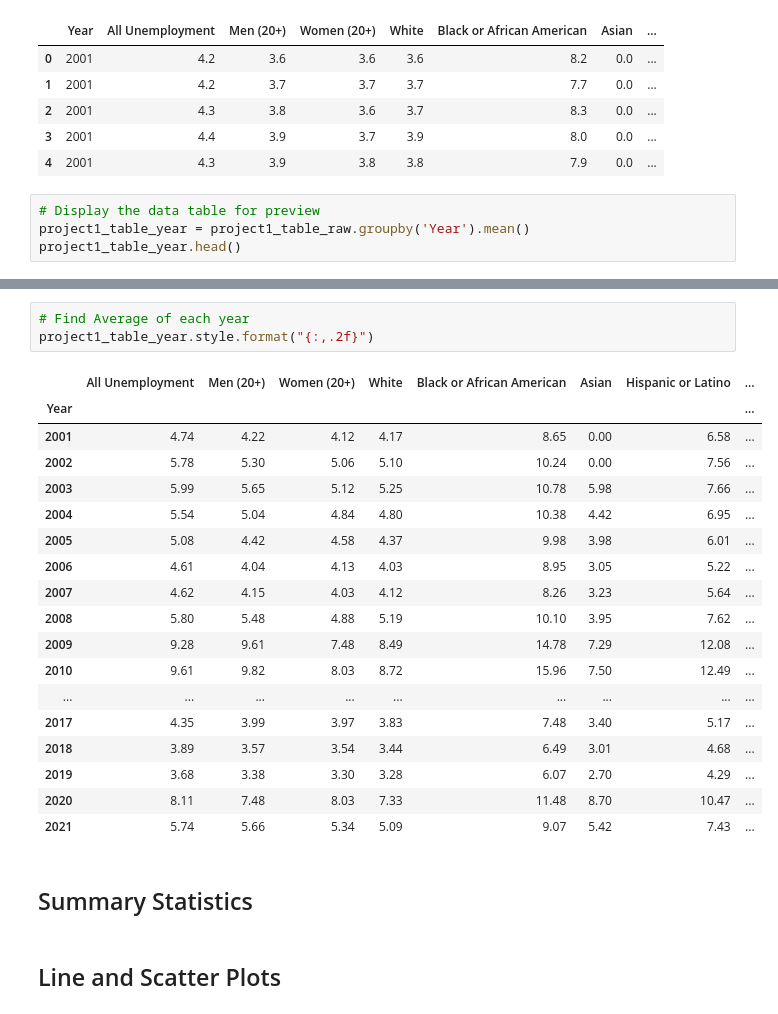
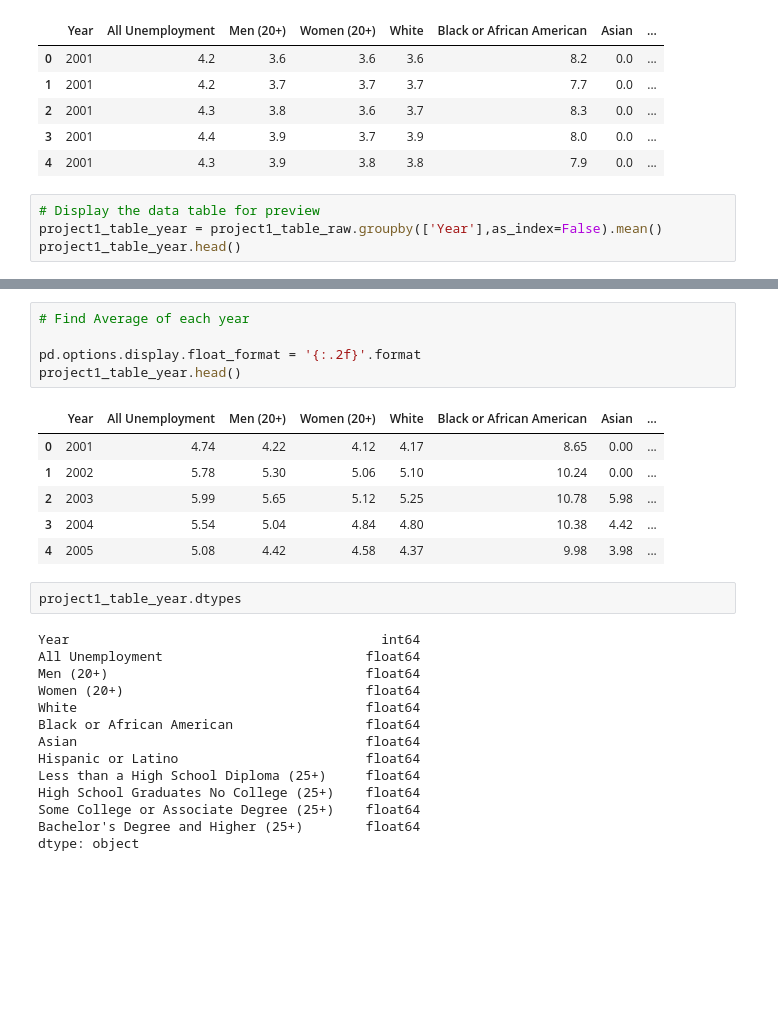
Before and after one commit to EpohDespair/Project-1, a Jupyter notebook: project1.ipynb, the cells around one changed output, grey strips where cells are left out. Cells and saved outputs as stored; diff of their text form; blank space fills up the shorter version.

```diff
--- a/project1.ipynb
+++ b/project1.ipynb
@@ -45,6 +45,6 @@ project1_table_raw.head()
 | 4 | 2001 | 4.3 | 3.9 | 3.8 | 3.8 | 7.9 | 0.0 | ... |
 # %%
 # Display the data table for preview
-project1_table_year = project1_table_raw.groupby('Year').mean()
+project1_table_year = project1_table_raw.groupby(['Year'],as_index=False).mean()
 project1_table_year.head()
 # %% [output]
@@ -58,28 +57,30 @@ project1_table_year.head()
 # %%
 # Find Average of each year
-project1_table_year.style.format("{:,.2f}")
+
+pd.options.display.float_format = '{:.2f}'.format
+project1_table_year.head()
 # %% [output]
-|  | All Unemployment | Men (20+) | Women (20+) | White | Black or African American | Asian | Hispanic or Latino | ... |
-| Year |  |  |  |  |  |  |  | ... |
-| 2001 | 4.74 | 4.22 | 4.12 | 4.17 | 8.65 | 0.00 | 6.58 | ... |
-| 2002 | 5.78 | 5.30 | 5.06 | 5.10 | 10.24 | 0.00 | 7.56 | ... |
-| 2003 | 5.99 | 5.65 | 5.12 | 5.25 | 10.78 | 5.98 | 7.66 | ... |
-| 2004 | 5.54 | 5.04 | 4.84 | 4.80 | 10.38 | 4.42 | 6.95 | ... |
-| 2005 | 5.08 | 4.42 | 4.58 | 4.37 | 9.98 | 3.98 | 6.01 | ... |
-| 2006 | 4.61 | 4.04 | 4.13 | 4.03 | 8.95 | 3.05 | 5.22 | ... |
-| 2007 | 4.62 | 4.15 | 4.03 | 4.12 | 8.26 | 3.23 | 5.64 | ... |
-| 2008 | 5.80 | 5.48 | 4.88 | 5.19 | 10.10 | 3.95 | 7.62 | ... |
-| 2009 | 9.28 | 9.61 | 7.48 | 8.49 | 14.78 | 7.29 | 12.08 | ... |
-| 2010 | 9.61 | 9.82 | 8.03 | 8.72 | 15.96 | 7.50 | 12.49 | ... |
-| ... | ... | ... | ... | ... | ... | ... | ... | ... |
-| 2017 | 4.35 | 3.99 | 3.97 | 3.83 | 7.48 | 3.40 | 5.17 | ... |
-| 2018 | 3.89 | 3.57 | 3.54 | 3.44 | 6.49 | 3.01 | 4.68 | ... |
-| 2019 | 3.68 | 3.38 | 3.30 | 3.28 | 6.07 | 2.70 | 4.29 | ... |
-| 2020 | 8.11 | 7.48 | 8.03 | 7.33 | 11.48 | 8.70 | 10.47 | ... |
-| 2021 | 5.74 | 5.66 | 5.34 | 5.09 | 9.07 | 5.42 | 7.43 | ... |
+|  | Year | All Unemployment | Men (20+) | Women (20+) | White | Black or African American | Asian | ... |
+| 0 | 2001 | 4.74 | 4.22 | 4.12 | 4.17 | 8.65 | 0.00 | ... |
+| 1 | 2002 | 5.78 | 5.30 | 5.06 | 5.10 | 10.24 | 0.00 | ... |
+| 2 | 2003 | 5.99 | 5.65 | 5.12 | 5.25 | 10.78 | 5.98 | ... |
+| 3 | 2004 | 5.54 | 5.04 | 4.84 | 4.80 | 10.38 | 4.42 | ... |
+| 4 | 2005 | 5.08 | 4.42 | 4.58 | 4.37 | 9.98 | 3.98 | ... |
-# %% [markdown]
-## Summary Statistics
-# %% [markdown]
-## Line and Scatter Plots
+# %%
+project1_table_year.dtypes
+# %% [output]
+Year                                        int64
+All Unemployment                          float64
+Men (20+)                                 float64
+Women (20+)                               float64
+White                                     float64
+Black or African American                 float64
+Asian                                     float64
+Hispanic or Latino                        float64
+Less than a High School Diploma (25+)     float64
+High School Graduates No College (25+)    float64
+Some College or Associate Degree (25+)    float64
+Bachelor's Degree and Higher (25+)        float64
+dtype: object
 # %%
 # Generate a line plot of All Unemployment vs. years
```
Also changed, not shown: parts of 8 cells of this notebook, 1 other file.
